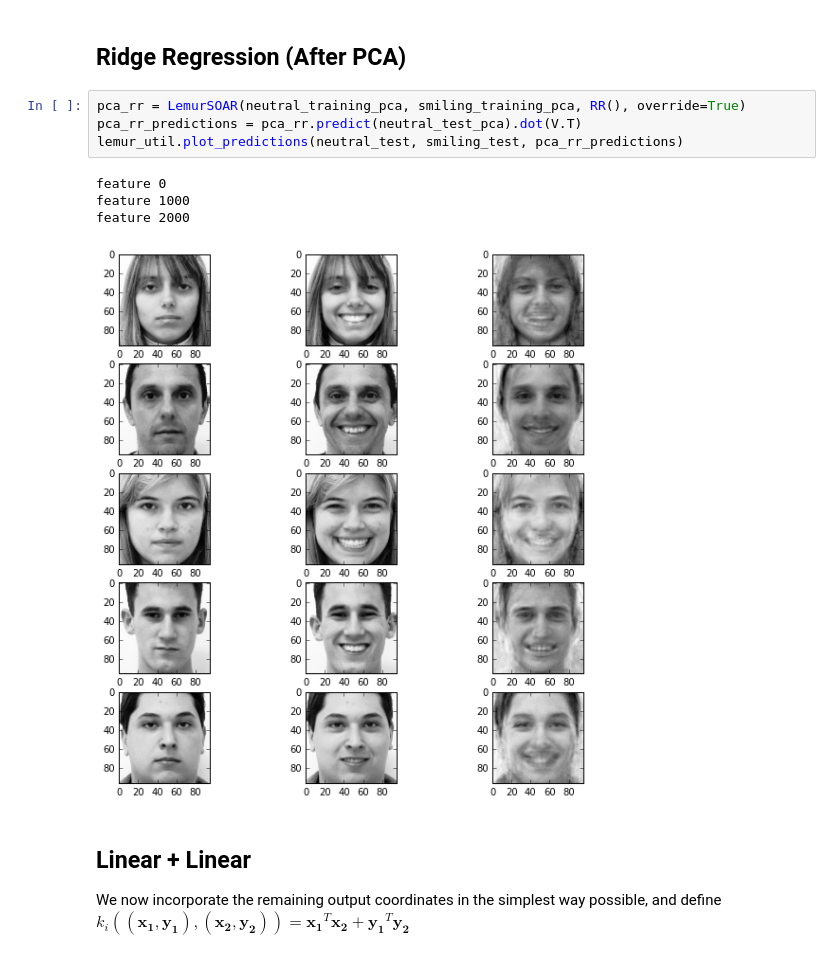
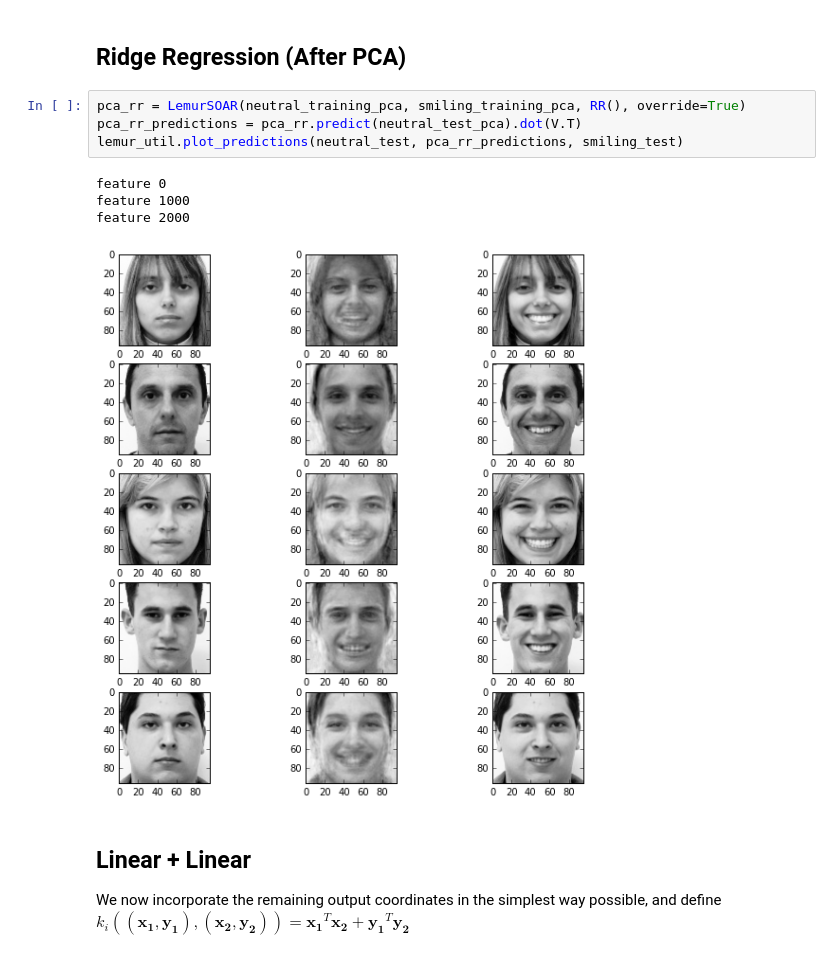
Before and after one commit to ehlemur-zz/BP, a Jupyter notebook: Structured Output Prediction (Faces).ipynb, the cells around one changed output. Saved outputs shown, nothing was run; the diff lists cells and outputs as text.

```diff
--- a/Structured Output Prediction (Faces).ipynb
+++ b/Structured Output Prediction (Faces).ipynb
@@ -212,12 +212,12 @@ lemur_util.plot_predictions(neutral_test, smiling_test, ridge_predictions)
 # %%
 pca_rr = LemurSOAR(neutral_training_pca, smiling_training_pca, RR(), override=True)
 pca_rr_predictions = pca_rr.predict(neutral_test_pca).dot(V.T)
-lemur_util.plot_predictions(neutral_test, smiling_test, pca_rr_predictions)
+lemur_util.plot_predictions(neutral_test, pca_rr_predictions, smiling_test)
 # %% [output]
 feature 0
 feature 1000
 feature 2000
-[figure, old version]
+[figure, new version]
 # %% [markdown]
 ## Linear + Linear
 
```
Also changed, not shown: parts of 11 cells of this notebook.
